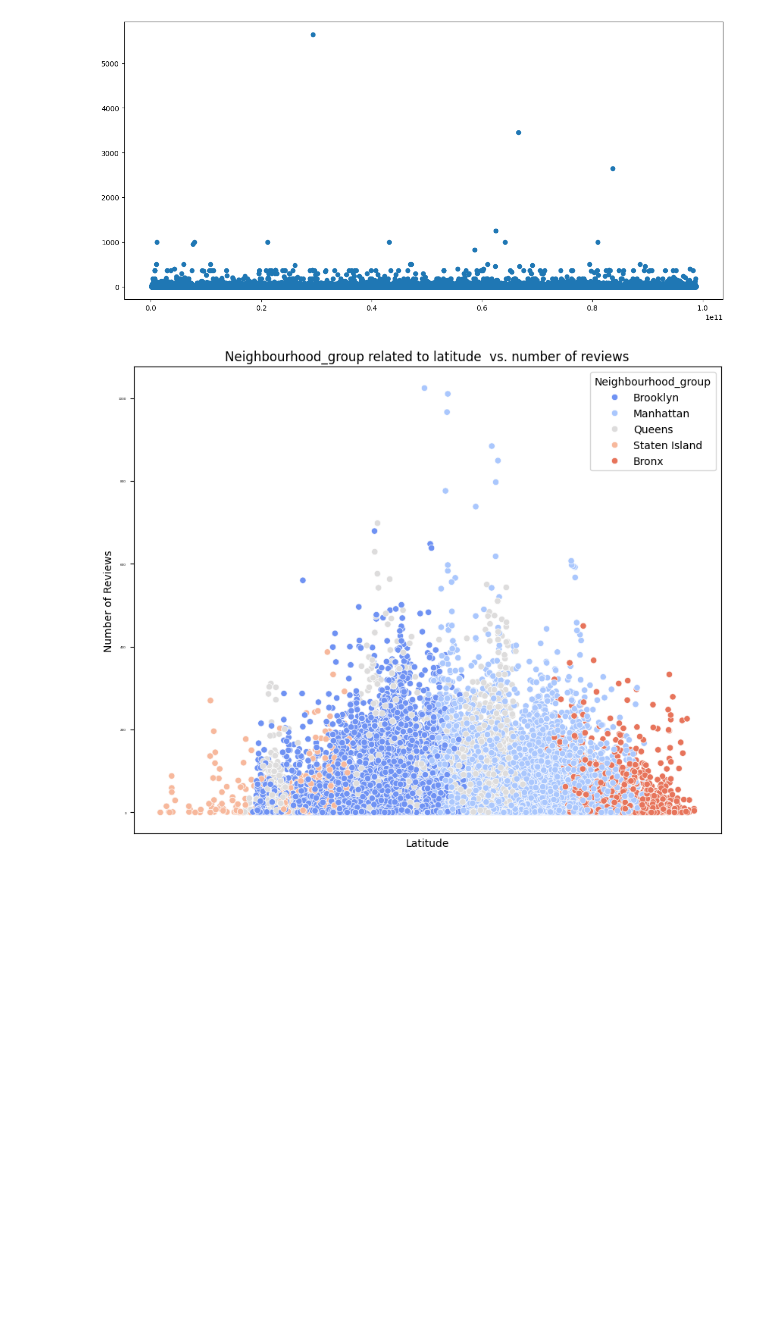
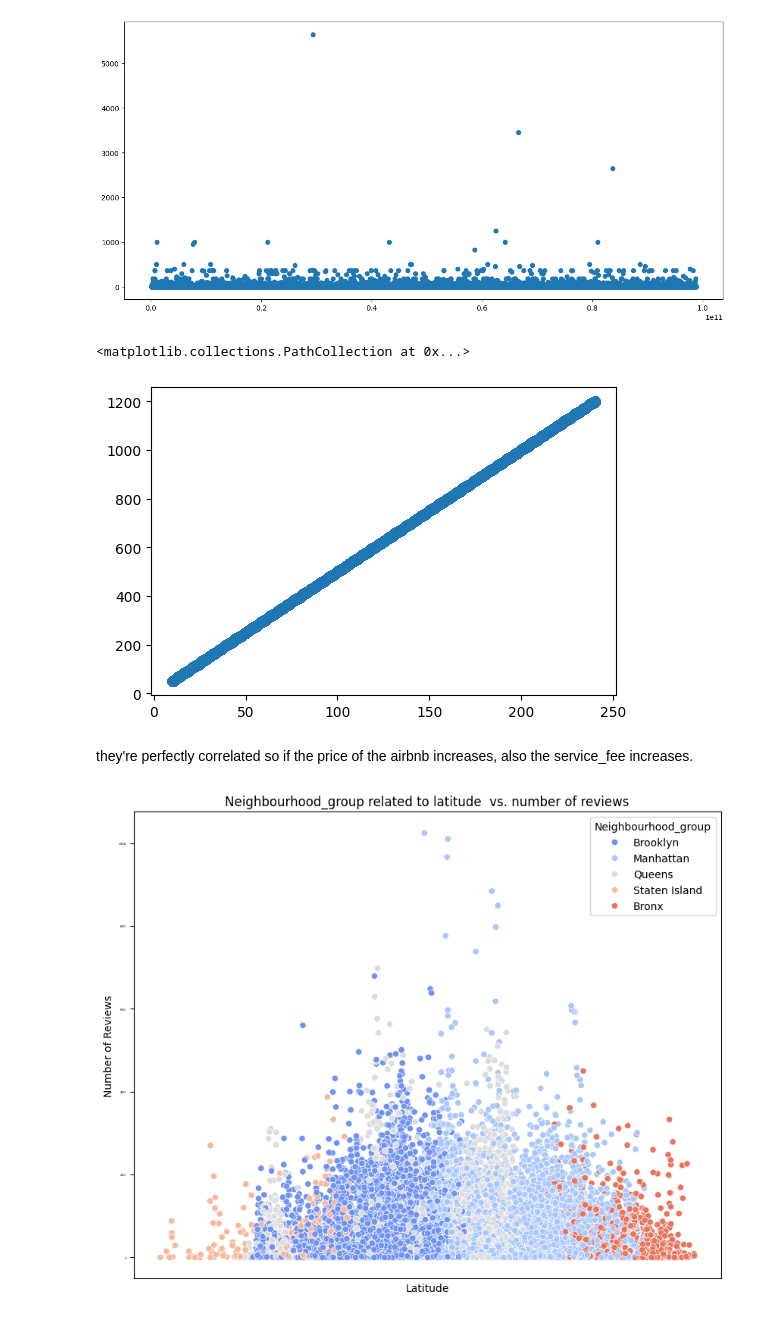
Before and after one commit to AnnaBicelli/Airbnb_Open_Data_project, a Jupyter notebook: Airbnb_Project.ipynb, the cells around one changed output. Drawn from its saved outputs; the diff is of its cells as text; code cells hidden in the pictures; blank space fills up the shorter version.

Commit message:
I checked some correlations between variables and made some plots related to neighbourhoods, prices, construction years, rate

```diff
--- a/Airbnb_Project.ipynb
+++ b/Airbnb_Project.ipynb
@@ -765,8 +766,8 @@ questi valori indicano inconsistenza nei dati e devo rimuovere queste righe oppu
 
 OPTO PER METTERE 0
 # %%
-# Seleziona le righe con 'minimum_nights' negativo e assegna loro il valore 0 nella colonna minimum_night
-airbnb_df.loc[airbnb_df['minimum_nights'] < 0, 'minimum_nights'] = 0
+# Seleziona le righe con 'minimum_nights' negativo e assegna loro il valore 1 nella colonna minimum_night--> metto 1 perchè almeno 1 notte uno che vuole soggiornare in un Airbnb ci sta
+airbnb_df.loc[airbnb_df['minimum_nights'] < 0, 'minimum_nights'] = 1
 # %%
 airbnb_df.minimum_nights.value_counts()
 # %% [output]
@@ -944,6 +990,14 @@ plt.scatter(airbnb_df["host_id"], airbnb_df["minimum_nights"])
 # %% [output]
 <matplotlib.collections.PathCollection at 0x...>
 [figure]
+# %%
+plt.figure(figsize=(6,4))
+plt.scatter(airbnb_df["service_fee"], airbnb_df["price"])
+# %% [output]
+<matplotlib.collections.PathCollection at 0x...>
+[figure, added]
+# %% [markdown]
+they're perfectly correlated so if the price of the airbnb increases, also the service_fee increases.
 # %%
 plt.figure(figsize=(10, 8))
 plt.xlabel('Latitude')
```
Also changed, not shown: parts of 46 cells of this notebook.
